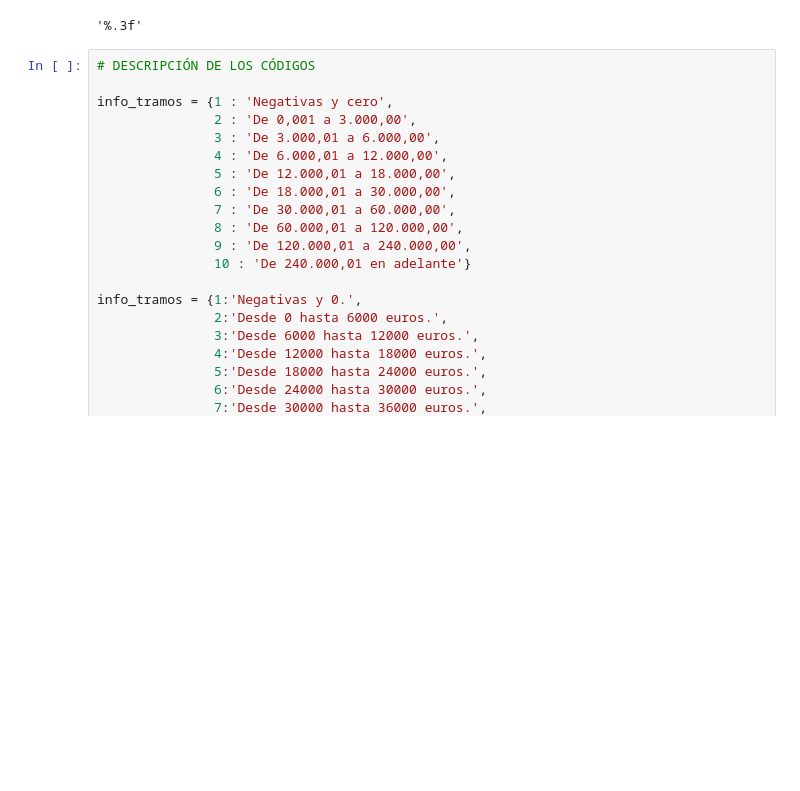
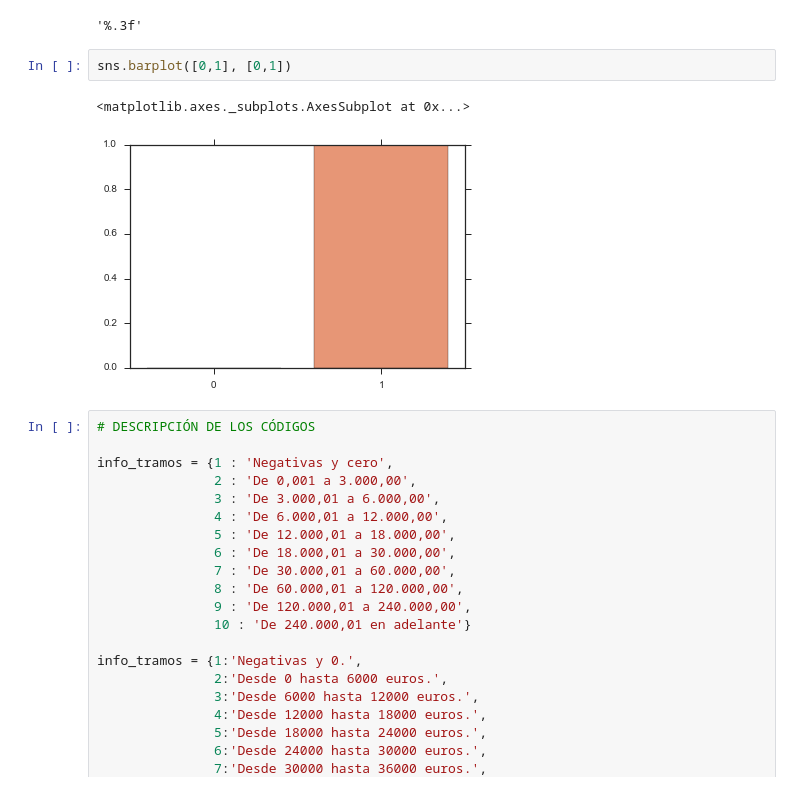
Before and after one commit to mmngreco/Fiscal, a Jupyter notebook: Muestra2011.ipynb, the cells around one changed output. Saved outputs shown, nothing was run; the diff lists cells and outputs as text; blank space fills up the shorter version.

```diff
--- a/Muestra2011.ipynb
+++ b/Muestra2011.ipynb
@@ -35,6 +35,11 @@ pd.set_option('display.max_colwidth', 150)
 %precision 3
 # %% [output]
 '%.3f'
+# %%
+sns.barplot([0,1], [0,1])
+# %% [output]
+<matplotlib.axes._subplots.AxesSubplot at 0x...>
+[figure, added]
 # %%
 # DESCRIPCIÓN DE LOS CÓDIGOS
 
```
Also changed, not shown: parts of 83 cells of this notebook.
